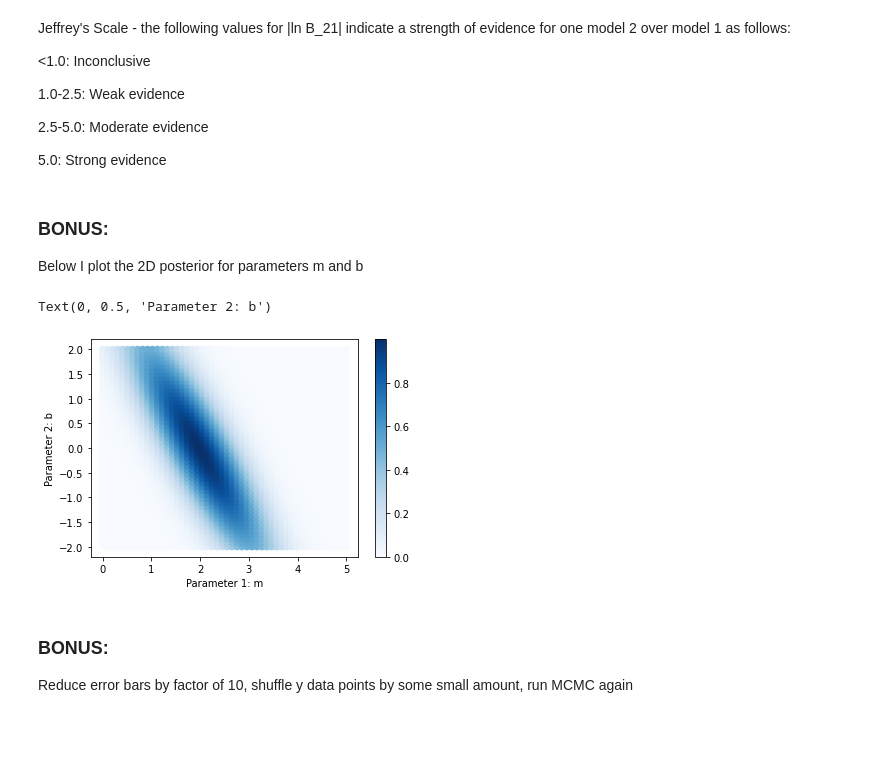
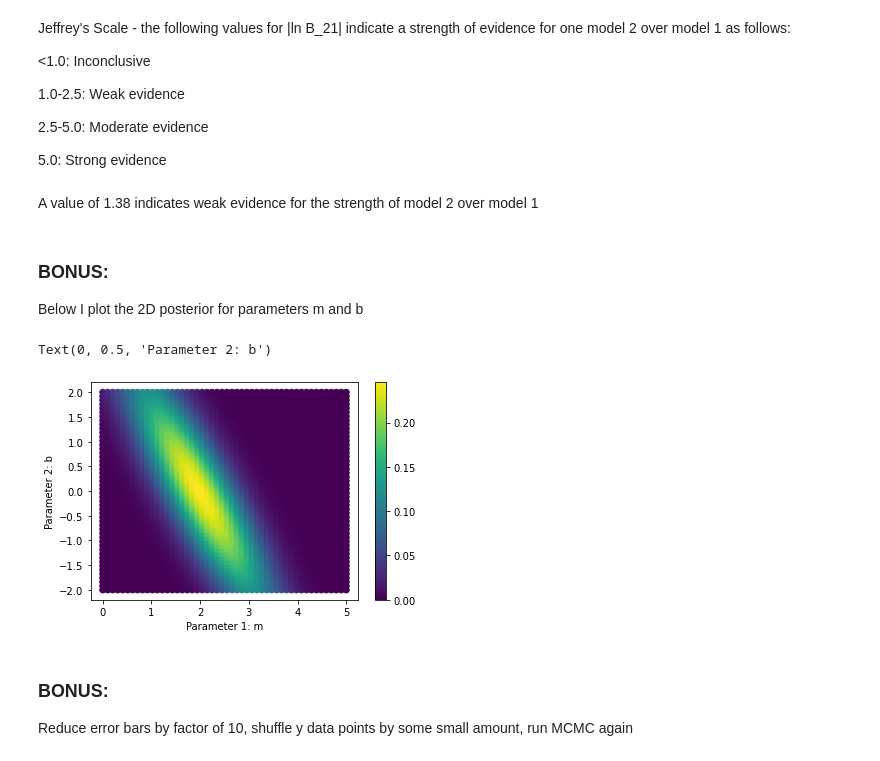
Before and after one commit to eleanorstuart/astr540, a Jupyter notebook: FinalProject.ipynb, the cells around one changed output. Saved outputs shown, nothing was run; the diff lists cells and outputs as text; code cells hidden in the pictures; blank space fills up the shorter version.

```diff
--- a/FinalProject.ipynb
+++ b/FinalProject.ipynb
@@ -57,7 +57,7 @@ x and y have a linear relationship, hence why we pick y=mx as our model
 # using default sigma = x for variance (width of Gaussian dist) since problem does not specify
 # modified likelihood to be general for b-parameter
 # added sigma_factor parameter, modifies sigma value by multiplying x by a specified factor
-def likelihood(m, data, b=0, sigma_factor=1):
+def likelihood_not_normalized(m, data, b=0, sigma_factor=1):
     chi_squared_sum = 0
     for row in data:
         x = row['x']
@@ -65,5 +65,11 @@ def likelihood(m, data, b=0, sigma_factor=1):
         y_model = m * x + b
         chi_squared_sum+=(y_model - y_data)**2/(x*sigma_factor)**2
     #return chi_squared_sum
-    likelihood = np.exp(-1*(chi_squared_sum)/2)
+    likelihood = np.exp(-1*(chi_squared_sum)/2) # TODO: Normalize
+
     return likelihood
+# %%
+normalizing_factor_1_param = quad(lambda m: likelihood_not_normalized(m, data), 0, 5)[0]
+print(normalizing_factor_1_param)
+normalizing_factor_2_param = nquad(lambda m, b: likelihood_not_normalized(m, data, b), [[0, 5], [-2,2]])[0]
+print(normalizing_factor_2_param)
@@ -70,3 +79,14 @@ def likelihood(m, data, b=0, sigma_factor=1):
 # %%
-print(likelihood(2.5, data))
-print(likelihood(2, data))
+def likelihood(m, data, b=0, sigma_factor=1):
+    chi_squared_sum = 0
+    for row in data:
+        x = row['x']
+        y_data = row['y']
+        y_model = m * x + b
+        chi_squared_sum+=(y_model - y_data)**2/(x*sigma_factor)**2
+    #return chi_squared_sum
+    likelihood = np.exp(-1*(chi_squared_sum)/2) # TODO: Normalize
+    if b==0:
+        return likelihood/normalizing_factor_1_param
+    if b!=0:
+        return likelihood/normalizing_factor_2_param
@@ -218,3 +232,5 @@ Jeffrey's Scale - the following values for |ln B_21| indicate a strength of evid
+# %% [markdown]
+A value of 1.38 indicates weak evidence for the strength of model 2 over model 1
 # %% [markdown]
 ### BONUS: ###
 Below I plot the 2D posterior for parameters m and b
@@ -230,13 +246,13 @@ for i in range(50):
     for j in range(50):
         posteriors[i,j] = likelihood(ms[i,j], data, b=bs[i,j]) # posterior equal to likelihood since uniform prior
 # %%
-plt.scatter(ms, bs, c=posteriors, cmap="Blues")
+plt.scatter(ms, bs, c=posteriors)
 plt.colorbar()
 plt.xlabel("Parameter 1: m")
 plt.ylabel("Parameter 2: b")
 # %% [output]
 Text(0, 0.5, 'Parameter 2: b')
-[figure, old version]
+[figure, new version]
 # %% [markdown]
 ### BONUS: ###
 Reduce error bars by factor of 10, shuffle y data points by some small amount, run MCMC again
```
Also changed, not shown: parts of 31 cells of this notebook, 1 other file.
